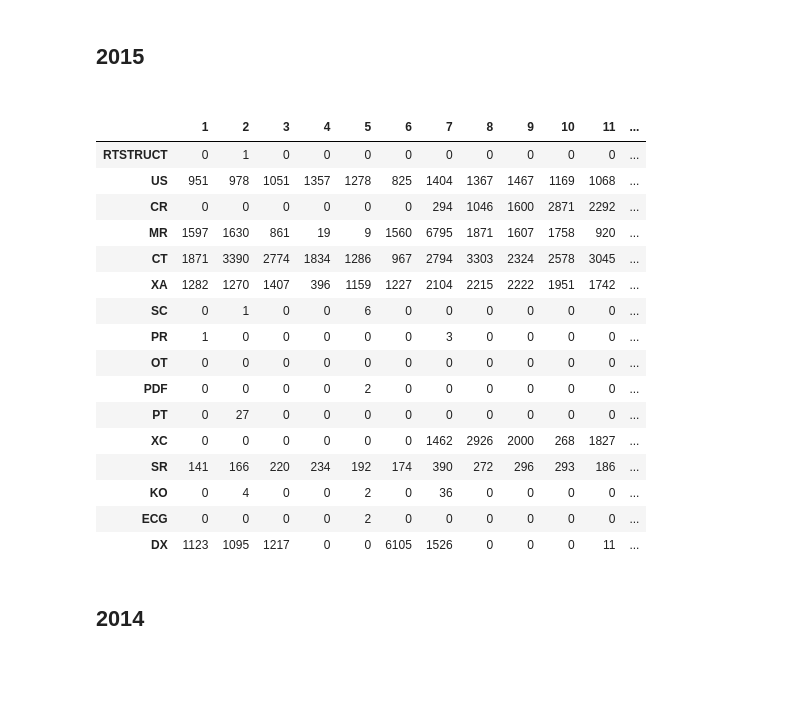
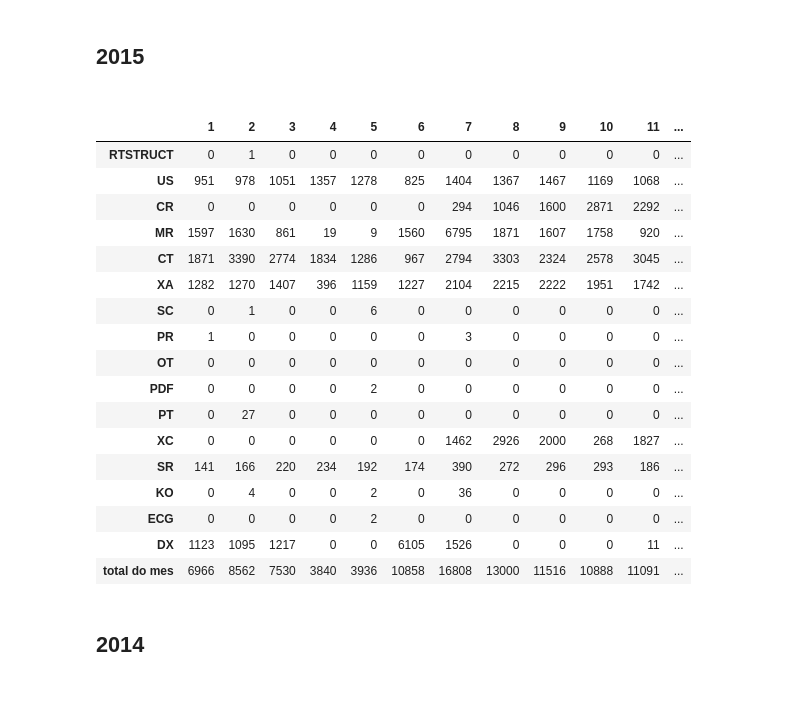
Before and after one commit to diego-lima/estudos, a Jupyter notebook: Bimed/Explorando o banco do PACS.ipynb, the cells around one changed output. Drawn from its saved outputs; the diff is of its cells as text; code cells hidden in the pictures.

```diff
--- a/Bimed/Explorando o banco do PACS.ipynb
+++ b/Bimed/Explorando o banco do PACS.ipynb
@@ -62,25 +84,42 @@ ano2016
 # %% [markdown]
 <h2>2015<h2>
-# %%
-ano2015 = pd.DataFrame(estudo[2015])
-ano2015
-# %% [output]
-|  | 1 | 2 | 3 | 4 | 5 | 6 | 7 | 8 | 9 | 10 | 11 | ... |
-| RTSTRUCT | 0 | 1 | 0 | 0 | 0 | 0 | 0 | 0 | 0 | 0 | 0 | ... |
-| US | 951 | 978 | 1051 | 1357 | 1278 | 825 | 1404 | 1367 | 1467 | 1169 | 1068 | ... |
-| CR | 0 | 0 | 0 | 0 | 0 | 0 | 294 | 1046 | 1600 | 2871 | 2292 | ... |
-| MR | 1597 | 1630 | 861 | 19 | 9 | 1560 | 6795 | 1871 | 1607 | 1758 | 920 | ... |
-| CT | 1871 | 3390 | 2774 | 1834 | 1286 | 967 | 2794 | 3303 | 2324 | 2578 | 3045 | ... |
-| XA | 1282 | 1270 | 1407 | 396 | 1159 | 1227 | 2104 | 2215 | 2222 | 1951 | 1742 | ... |
-| SC | 0 | 1 | 0 | 0 | 6 | 0 | 0 | 0 | 0 | 0 | 0 | ... |
-| PR | 1 | 0 | 0 | 0 | 0 | 0 | 3 | 0 | 0 | 0 | 0 | ... |
-| OT | 0 | 0 | 0 | 0 | 0 | 0 | 0 | 0 | 0 | 0 | 0 | ... |
-| PDF | 0 | 0 | 0 | 0 | 2 | 0 | 0 | 0 | 0 | 0 | 0 | ... |
-| PT | 0 | 27 | 0 | 0 | 0 | 0 | 0 | 0 | 0 | 0 | 0 | ... |
-| XC | 0 | 0 | 0 | 0 | 0 | 0 | 1462 | 2926 | 2000 | 268 | 1827 | ... |
-| SR | 141 | 166 | 220 | 234 | 192 | 174 | 390 | 272 | 296 | 293 | 186 | ... |
-| KO | 0 | 4 | 0 | 0 | 2 | 0 | 36 | 0 | 0 | 0 | 0 | ... |
-| ECG | 0 | 0 | 0 | 0 | 2 | 0 | 0 | 0 | 0 | 0 | 0 | ... |
-| DX | 1123 | 1095 | 1217 | 0 | 0 | 6105 | 1526 | 0 | 0 | 0 | 11 | ... |
+# %%
+ano2015 = pd.DataFrame(estudo[2015])
+totais2015 = [0] * len(modalidades)
+totais2015_mensais = [0] * 12
+for mes in ano2015:
+    for i in range(len(modalidades)):
+        totais2015[i] += ano2015[mes][i]
+        totais2015_mensais[mes - 1] += ano2015[mes][i]
+
+totais2015_mensais.append(reduce(lambda x,y: x+y, totais2015_mensais))
+
+ano2015['total do ano'] = totais2015
+
+totais_colunas = pd.Series(totais2015_mensais, index=ano2015.columns)
+totais_colunas.name = "total do mes"
+
+ano2015 = ano2015.append(totais_colunas)
+
+ano2015
+# %% [output]
+|  | 1 | 2 | 3 | 4 | 5 | 6 | 7 | 8 | 9 | 10 | 11 | ... |
+| RTSTRUCT | 0 | 1 | 0 | 0 | 0 | 0 | 0 | 0 | 0 | 0 | 0 | ... |
+| US | 951 | 978 | 1051 | 1357 | 1278 | 825 | 1404 | 1367 | 1467 | 1169 | 1068 | ... |
+| CR | 0 | 0 | 0 | 0 | 0 | 0 | 294 | 1046 | 1600 | 2871 | 2292 | ... |
+| MR | 1597 | 1630 | 861 | 19 | 9 | 1560 | 6795 | 1871 | 1607 | 1758 | 920 | ... |
+| CT | 1871 | 3390 | 2774 | 1834 | 1286 | 967 | 2794 | 3303 | 2324 | 2578 | 3045 | ... |
+| XA | 1282 | 1270 | 1407 | 396 | 1159 | 1227 | 2104 | 2215 | 2222 | 1951 | 1742 | ... |
+| SC | 0 | 1 | 0 | 0 | 6 | 0 | 0 | 0 | 0 | 0 | 0 | ... |
+| PR | 1 | 0 | 0 | 0 | 0 | 0 | 3 | 0 | 0 | 0 | 0 | ... |
+| OT | 0 | 0 | 0 | 0 | 0 | 0 | 0 | 0 | 0 | 0 | 0 | ... |
+| PDF | 0 | 0 | 0 | 0 | 2 | 0 | 0 | 0 | 0 | 0 | 0 | ... |
+| PT | 0 | 27 | 0 | 0 | 0 | 0 | 0 | 0 | 0 | 0 | 0 | ... |
+| XC | 0 | 0 | 0 | 0 | 0 | 0 | 1462 | 2926 | 2000 | 268 | 1827 | ... |
+| SR | 141 | 166 | 220 | 234 | 192 | 174 | 390 | 272 | 296 | 293 | 186 | ... |
+| KO | 0 | 4 | 0 | 0 | 2 | 0 | 36 | 0 | 0 | 0 | 0 | ... |
+| ECG | 0 | 0 | 0 | 0 | 2 | 0 | 0 | 0 | 0 | 0 | 0 | ... |
+| DX | 1123 | 1095 | 1217 | 0 | 0 | 6105 | 1526 | 0 | 0 | 0 | 11 | ... |
+| total do mes | 6966 | 8562 | 7530 | 3840 | 3936 | 10858 | 16808 | 13000 | 11516 | 10888 | 11091 | ... |
 # %% [markdown]
 <h2>2014<h2>
```
Also changed, not shown: parts of 11 cells of this notebook.
